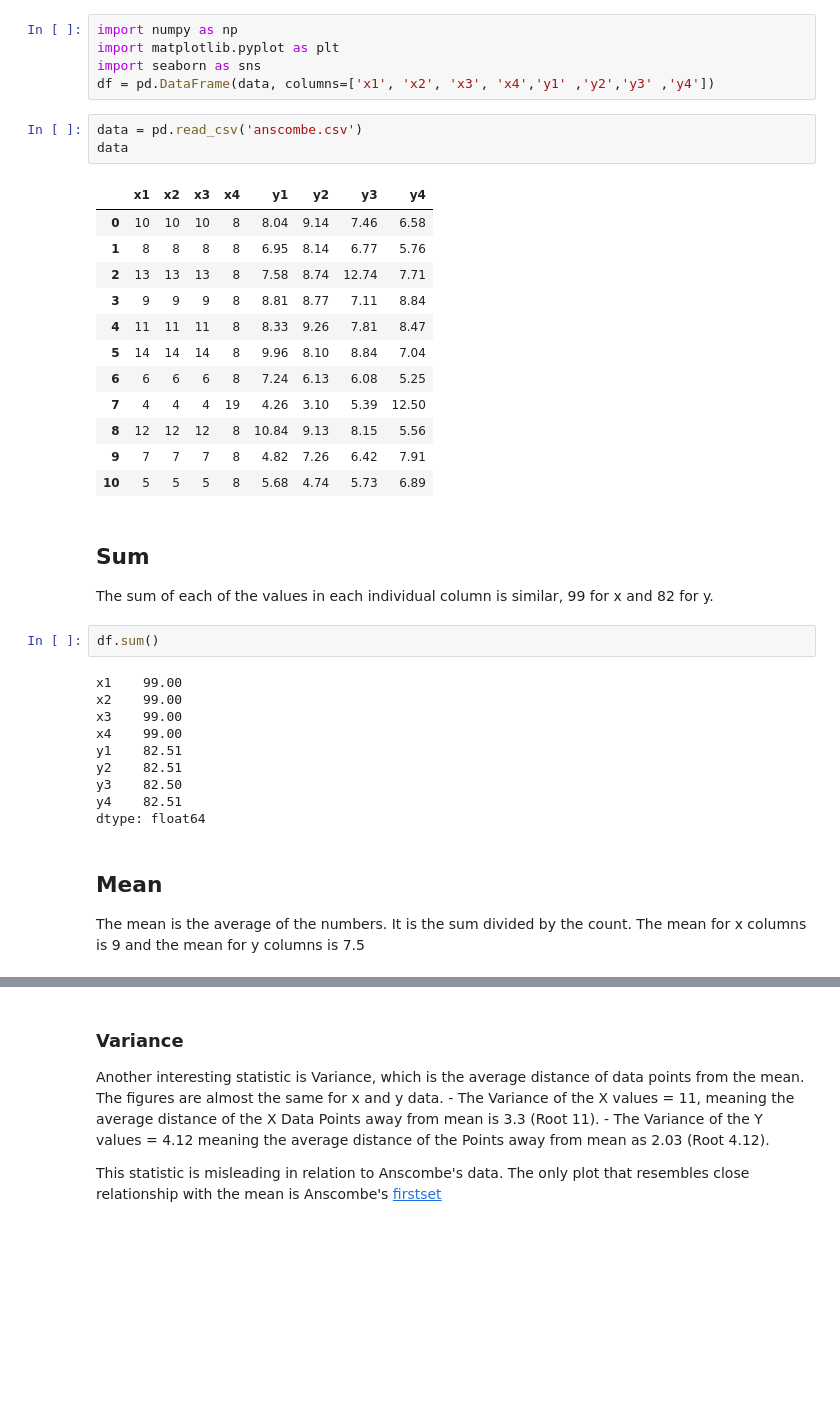
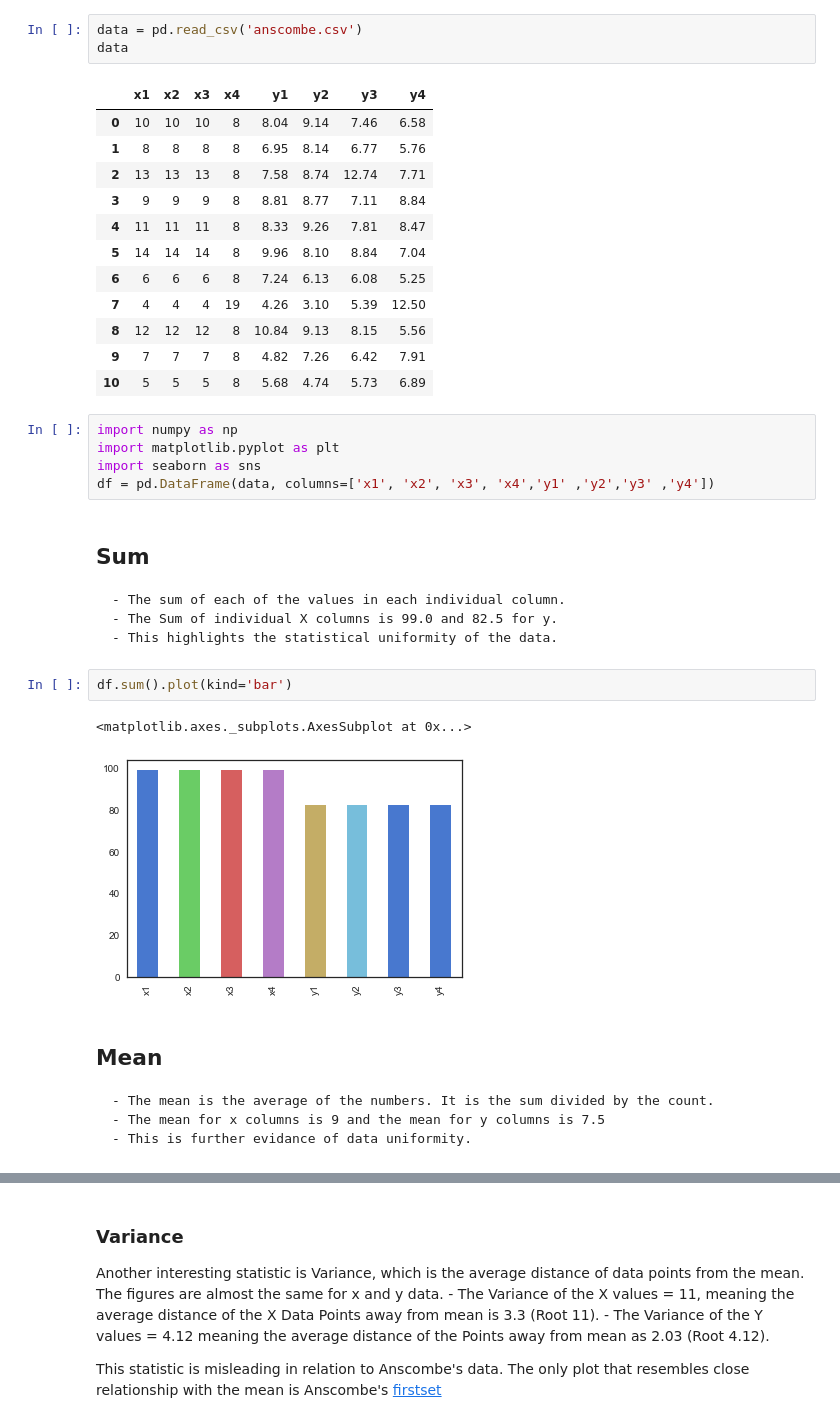
Before and after one commit to eamonnofarrell/AnscombesQuartetDataset, a Jupyter notebook: Assignment2018.ipynb, the cells around one changed output, grey strips where cells are left out. Saved outputs shown, nothing was run; the diff lists cells and outputs as text; blank space fills up the shorter version.

```diff
--- a/Assignment2018.ipynb
+++ b/Assignment2018.ipynb
@@ -37,41 +11,37 @@ To really understand the Dataset you must obtain the summary statistics and you
+# %%
+data = pd.read_csv('anscombe.csv')
+data
+# %% [output]
+|  | x1 | x2 | x3 | x4 | y1 | y2 | y3 | y4 |
+| 0 | 10 | 10 | 10 | 8 | 8.04 | 9.14 | 7.46 | 6.58 |
+| 1 | 8 | 8 | 8 | 8 | 6.95 | 8.14 | 6.77 | 5.76 |
+| 2 | 13 | 13 | 13 | 8 | 7.58 | 8.74 | 12.74 | 7.71 |
+| 3 | 9 | 9 | 9 | 8 | 8.81 | 8.77 | 7.11 | 8.84 |
+| 4 | 11 | 11 | 11 | 8 | 8.33 | 9.26 | 7.81 | 8.47 |
+| 5 | 14 | 14 | 14 | 8 | 9.96 | 8.10 | 8.84 | 7.04 |
+| 6 | 6 | 6 | 6 | 8 | 7.24 | 6.13 | 6.08 | 5.25 |
+| 7 | 4 | 4 | 4 | 19 | 4.26 | 3.10 | 5.39 | 12.50 |
+| 8 | 12 | 12 | 12 | 8 | 10.84 | 9.13 | 8.15 | 5.56 |
+| 9 | 7 | 7 | 7 | 8 | 4.82 | 7.26 | 6.42 | 7.91 |
+| 10 | 5 | 5 | 5 | 8 | 5.68 | 4.74 | 5.73 | 6.89 |
 # %%
 import numpy as np
 import matplotlib.pyplot as plt
 import seaborn as sns
 df = pd.DataFrame(data, columns=['x1', 'x2', 'x3', 'x4','y1' ,'y2','y3' ,'y4'])
-# %%
-data = pd.read_csv('anscombe.csv')
-data
-# %% [output]
-|  | x1 | x2 | x3 | x4 | y1 | y2 | y3 | y4 |
-| 0 | 10 | 10 | 10 | 8 | 8.04 | 9.14 | 7.46 | 6.58 |
-| 1 | 8 | 8 | 8 | 8 | 6.95 | 8.14 | 6.77 | 5.76 |
-| 2 | 13 | 13 | 13 | 8 | 7.58 | 8.74 | 12.74 | 7.71 |
-| 3 | 9 | 9 | 9 | 8 | 8.81 | 8.77 | 7.11 | 8.84 |
-| 4 | 11 | 11 | 11 | 8 | 8.33 | 9.26 | 7.81 | 8.47 |
-| 5 | 14 | 14 | 14 | 8 | 9.96 | 8.10 | 8.84 | 7.04 |
-| 6 | 6 | 6 | 6 | 8 | 7.24 | 6.13 | 6.08 | 5.25 |
-| 7 | 4 | 4 | 4 | 19 | 4.26 | 3.10 | 5.39 | 12.50 |
-| 8 | 12 | 12 | 12 | 8 | 10.84 | 9.13 | 8.15 | 5.56 |
-| 9 | 7 | 7 | 7 | 8 | 4.82 | 7.26 | 6.42 | 7.91 |
-| 10 | 5 | 5 | 5 | 8 | 5.68 | 4.74 | 5.73 | 6.89 |
 # %% [markdown]
 ## Sum
-The sum of each of the values in each individual column is similar, 99 for x and 82 for y.
+    - The sum of each of the values in each individual column.
+    - The Sum of individual X columns is 99.0 and 82.5 for y.
+    - This highlights the statistical uniformity of the data.
 # %%
-df.sum()
+df.sum().plot(kind='bar')
 # %% [output]
-x1    99.00
-x2    99.00
-x3    99.00
-x4    99.00
-y1    82.51
-y2    82.51
-y3    82.50
-y4    82.51
-dtype: float64
+<matplotlib.axes._subplots.AxesSubplot at 0x...>
+[figure, added]
 # %% [markdown]
 ## Mean
-The mean is the average of the numbers. It is the sum divided by the count.
-The mean for x columns is 9 and the mean for y columns is 7.5
+    - The mean is the average of the numbers. It is the sum divided by the count.
+    - The mean for x columns is 9 and the mean for y columns is 7.5
+    - This is further evidance of data uniformity.
 # %%
```
Also changed, not shown: parts of 23 cells of this notebook.
